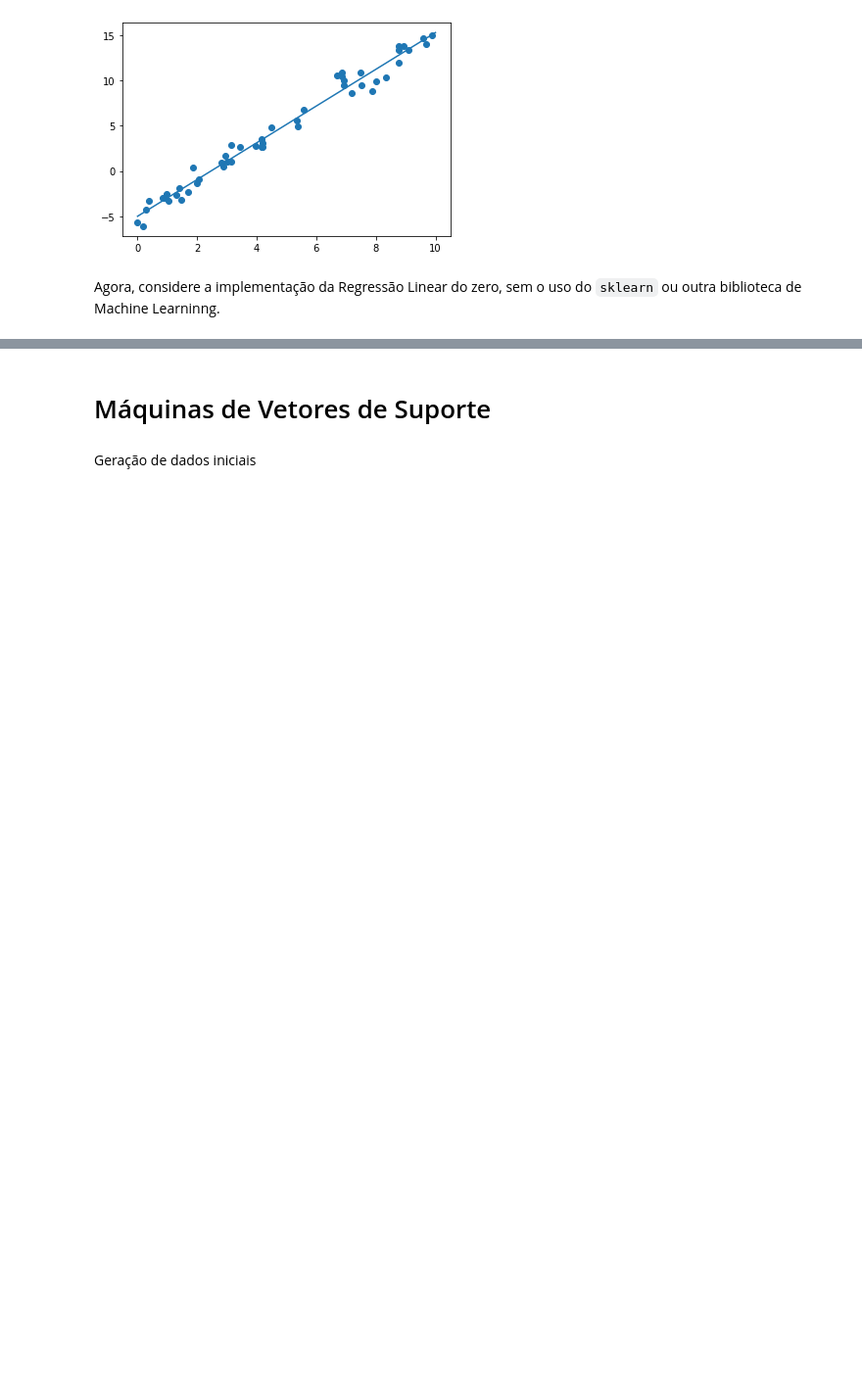
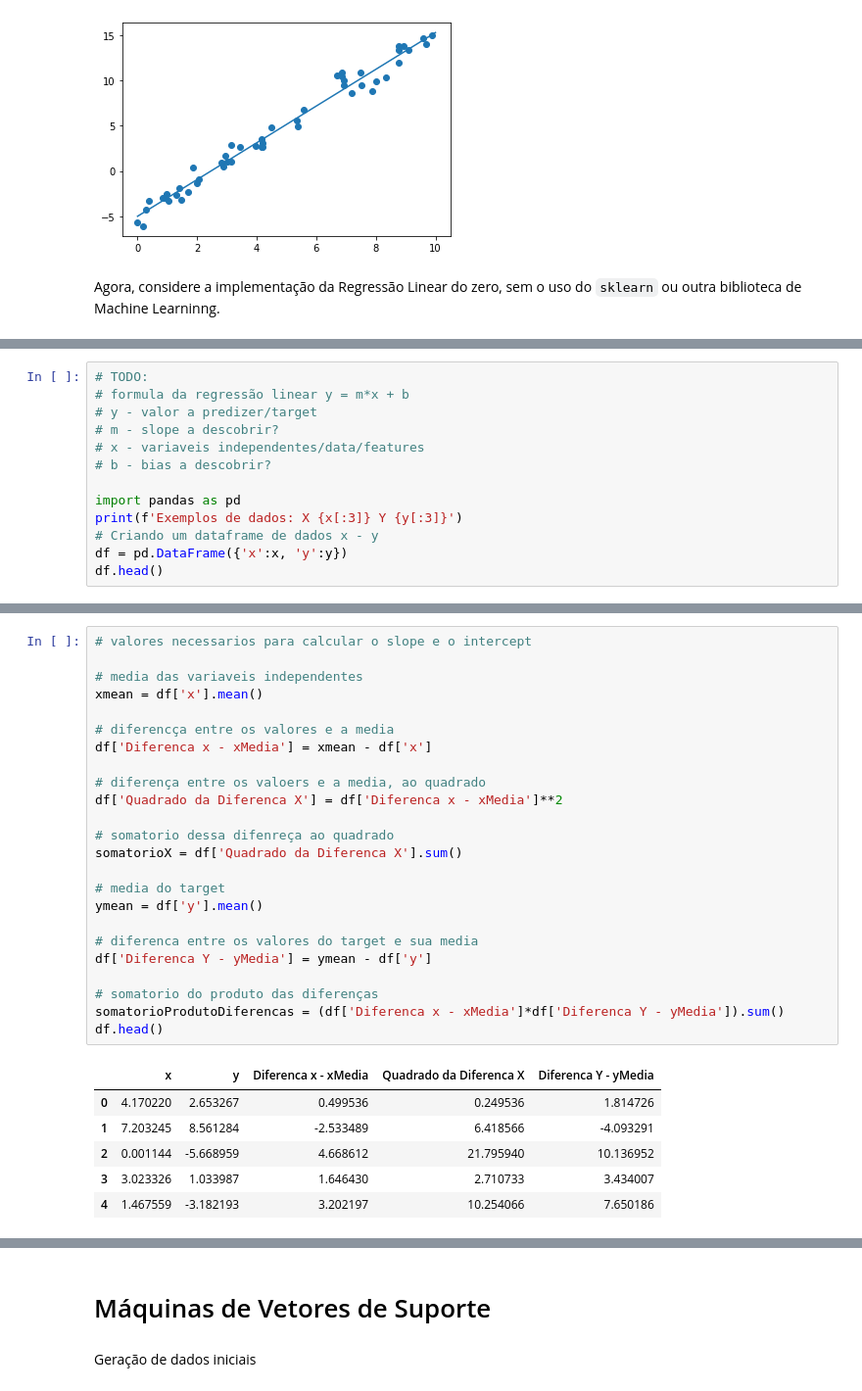
Before and after one commit to Jcss3/Estudos, a Jupyter notebook: Aprendizagem de Maquina/atividade1.ipynb, the cells around one changed output, grey strips where cells are left out. Shown at 98% size. Cells and saved outputs as stored; diff of their text form; blank space fills up the shorter version.

Commit message:
Linear Regression

```diff
--- a/Aprendizagem de Maquina/atividade1.ipynb
+++ b/Aprendizagem de Maquina/atividade1.ipynb
@@ -198,0 +199,13 @@ Agora, considere a implementação da Regressão Linear do zero, sem o uso do `s
+# %%
+# TODO:
+# formula da regressão linear y = m*x + b
+# y - valor a predizer/target
+# m - slope a descobrir?
+# x - variaveis independentes/data/features
+# b - bias a descobrir?
+
+import pandas as pd
+print(f'Exemplos de dados: X {x[:3]} Y {y[:3]}')
+# Criando um dataframe de dados x - y
+df = pd.DataFrame({'x':x, 'y':y})
+df.head()
@@ -198,0 +225,31 @@ Agora, considere a implementação da Regressão Linear do zero, sem o uso do `s
+# %%
+# valores necessarios para calcular o slope e o intercept
+
+# media das variaveis independentes
+xmean = df['x'].mean()
+
+# diferencça entre os valores e a media
+df['Diferenca x - xMedia'] = xmean - df['x']
+
+# diferença entre os valoers e a media, ao quadrado
+df['Quadrado da Diferenca X'] = df['Diferenca x - xMedia']**2
+
+# somatorio dessa difenreça ao quadrado
+somatorioX = df['Quadrado da Diferenca X'].sum()
+
+# media do target
+ymean = df['y'].mean()
+
+# diferenca entre os valores do target e sua media
+df['Diferenca Y - yMedia'] = ymean - df['y']
+
+# somatorio do produto das diferenças
+somatorioProdutoDiferencas = (df['Diferenca x - xMedia']*df['Diferenca Y - yMedia']).sum()
+df.head()
+# %% [output]
+|  | x | y | Diferenca x - xMedia | Quadrado da Diferenca X | Diferenca Y - yMedia |
+| 0 | 4.170220 | 2.653267 | 0.499536 | 0.249536 | 1.814726 |
+| 1 | 7.203245 | 8.561284 | -2.533489 | 6.418566 | -4.093291 |
+| 2 | 0.001144 | -5.668959 | 4.668612 | 21.795940 | 10.136952 |
+| 3 | 3.023326 | 1.033987 | 1.646430 | 2.710733 | 3.434007 |
+| 4 | 1.467559 | -3.182193 | 3.202197 | 10.254066 | 7.650186 |
```
Also changed, not shown: parts of 9 cells of this notebook.
